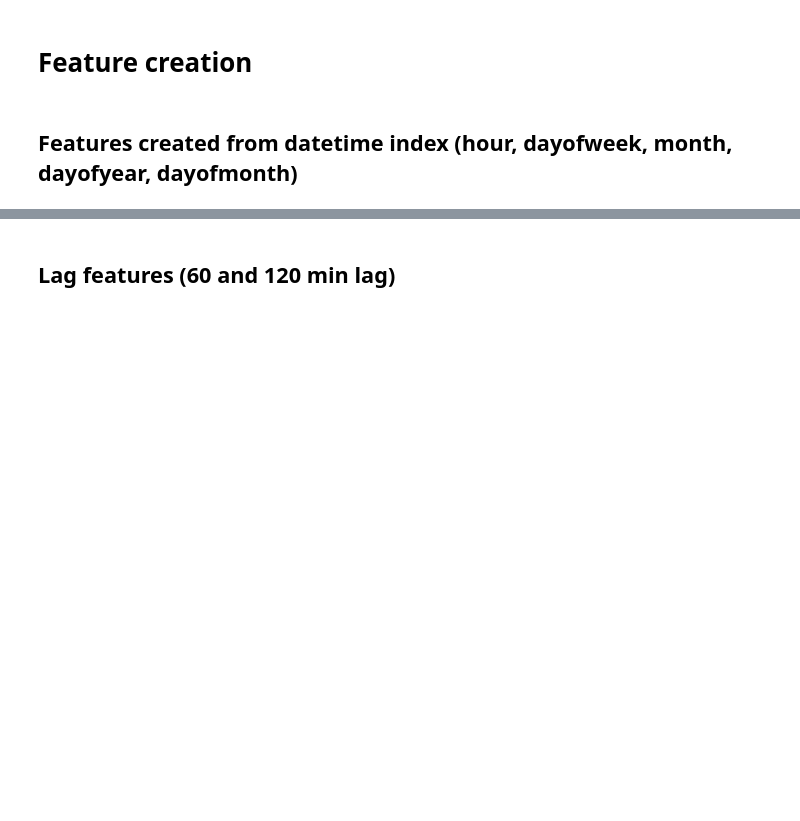
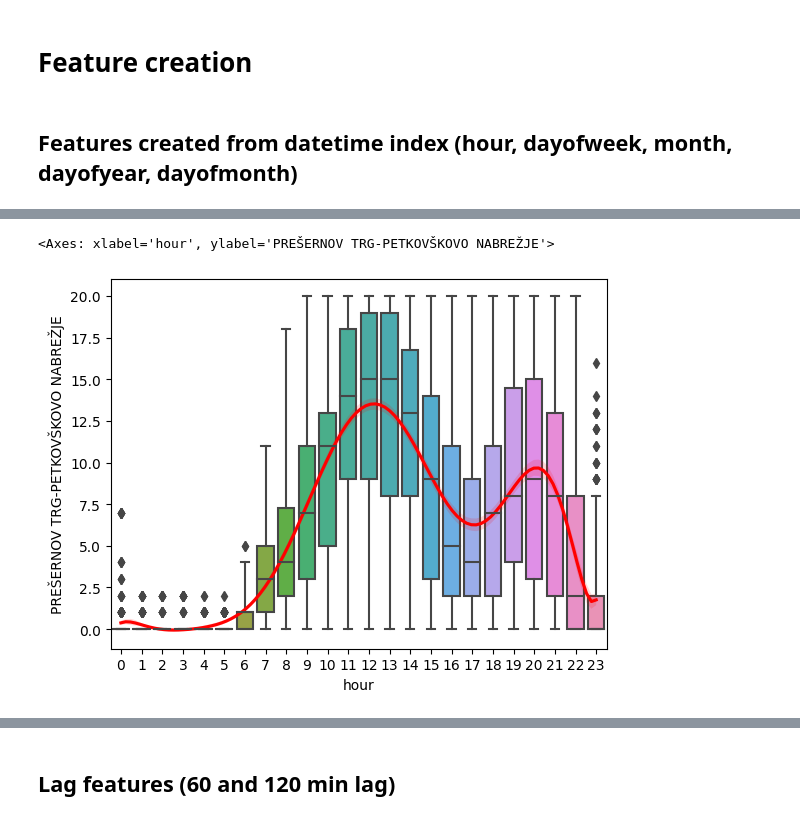
Before and after one commit to ZanMervic/bicikelj_machine_learning_project, a Jupyter notebook: bicikelj_LR.ipynb, the cells around one changed output, grey strips where cells are left out. Drawn from its saved outputs; the diff is of its cells as text; code cells hidden in the pictures; blank space fills up the shorter version.

```diff
--- a/bicikelj_LR.ipynb
+++ b/bicikelj_LR.ipynb
@@ -77,0 +128,7 @@ df_list[0].head()
+# %%
+# Plot a boxplot of the relationship between the hour and the target for the first station
+sns.boxplot(x='hour', y=df_list[0].columns[0], data=df_list[0], whis=3)
+sns.regplot(x='hour', y=df_list[0].columns[0], data=df_list[0], scatter=False, order=10, label='order 10', color='red')
+# %% [output]
+<Axes: xlabel='hour', ylabel='PREŠERNOV TRG-PETKOVŠKOVO NABREŽJE'>
+[figure, added]
```
Also changed, not shown: parts of 27 cells of this notebook, 8 other files.
